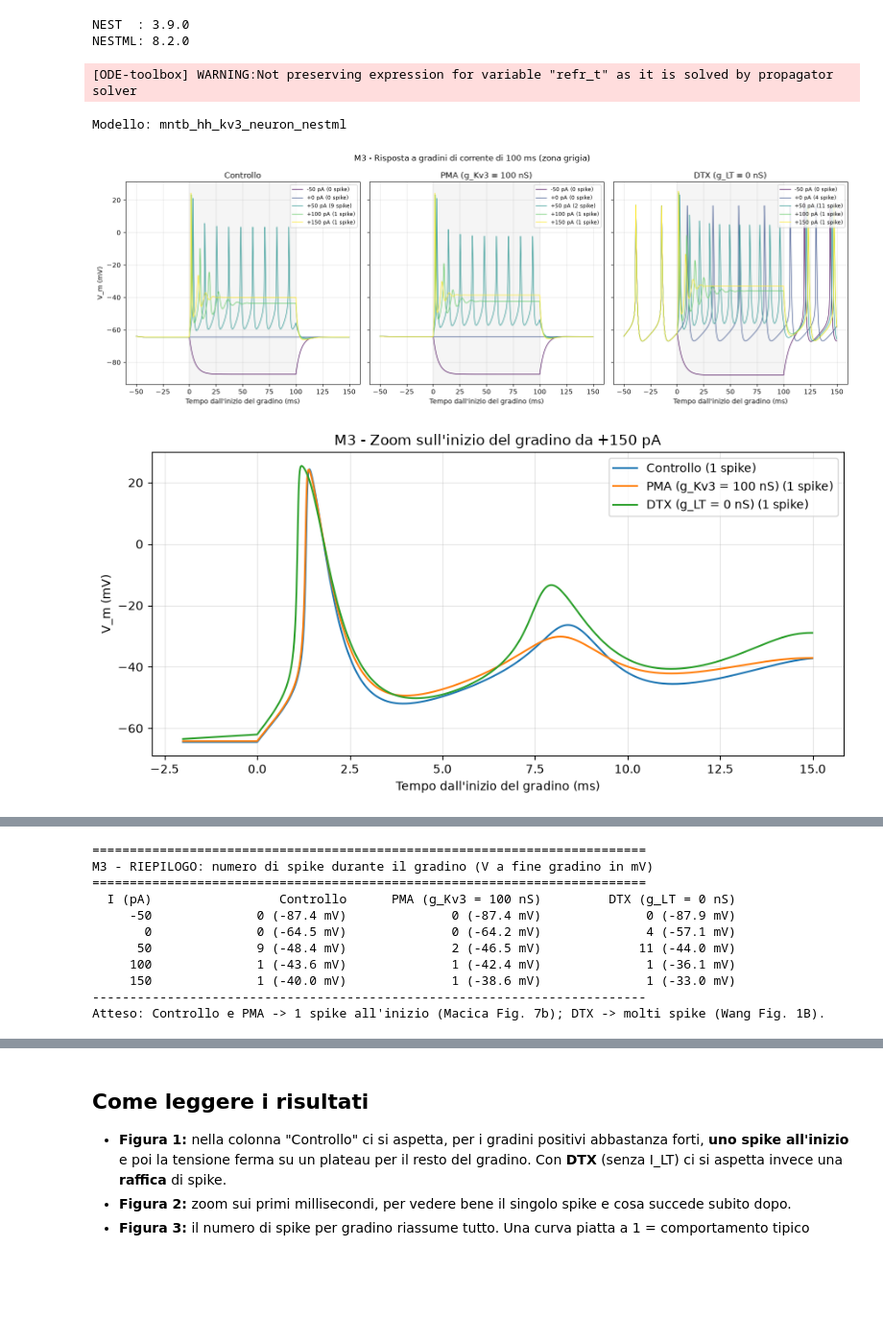
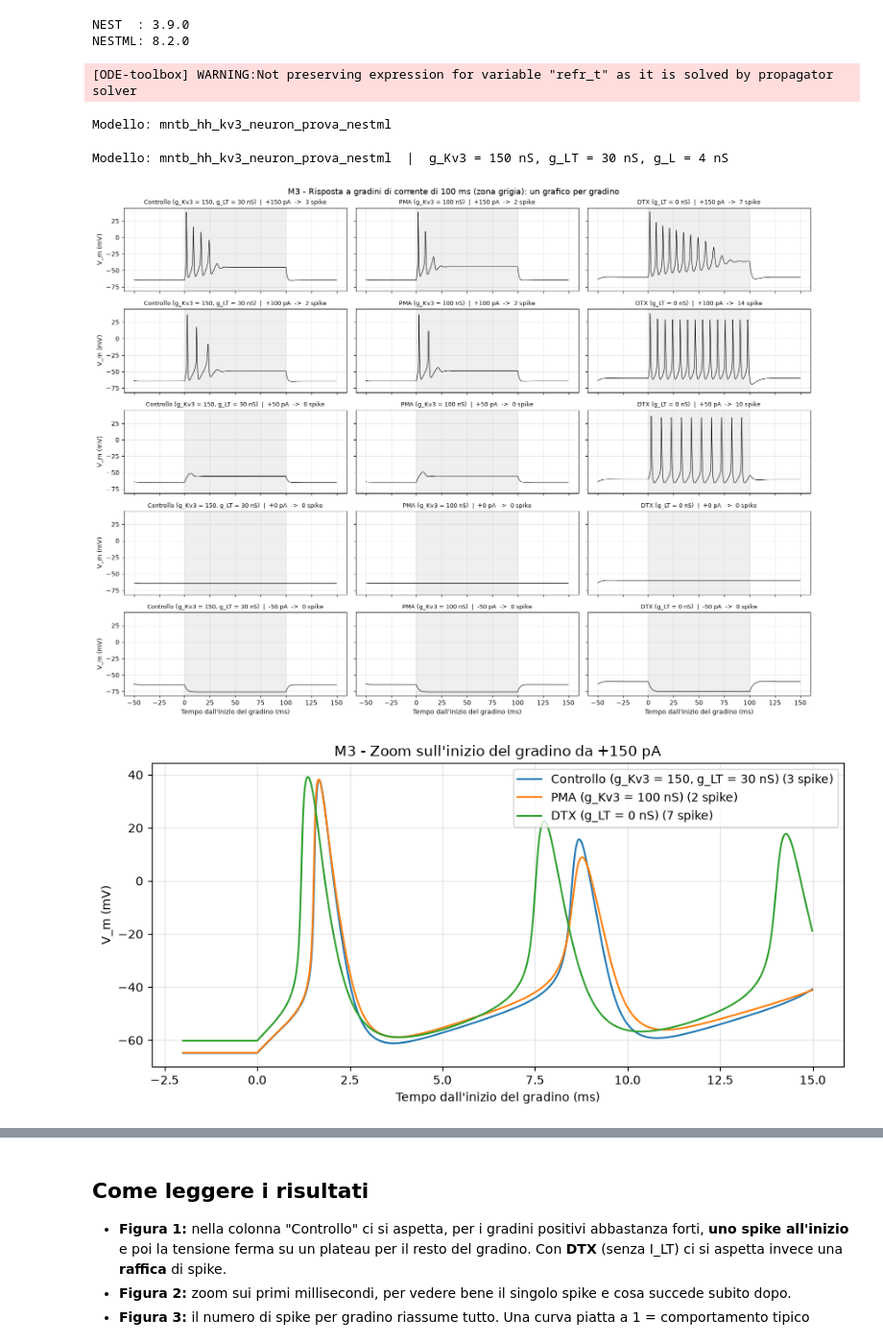
Before and after one commit to BioG16/NeuroAtaxia, a Jupyter notebook: exp_M3.ipynb, the cells around one changed output, grey strips where cells are left out. Shown at 96% size. Saved outputs shown, nothing was run; the diff lists cells and outputs as text; code cells hidden in the pictures; blank space fills up the shorter version.

Commit message:
Neurone_prova

```diff
--- a/exp_M3.ipynb
+++ b/exp_M3.ipynb
@@ -40,7 +43,7 @@ print("NESTML:", pynestml.__version__)
 # Passo il NOME del file e non il suo contenuto: se riceve il testo del modello, NESTML
 # riscrive mntb_hh_kv3_neuron.nestml nella cartella corrente aggiungendo ogni volta
 # una riga vuota in fondo (pynestml nest_code_generator_utils.py, righe 101-104).
-wt_module, wt_model = NESTCodeGeneratorUtils.generate_code_for("mntb_hh_kv3_neuron.nestml")
+wt_module, wt_model = NESTCodeGeneratorUtils.generate_code_for("mntb_hh_kv3_neuron_prova.nestml")
 print("Modello:", wt_model)
 
 dt = 0.01   # ms - passo di simulazione
@@ -78,7 +81,7 @@ def run_simulation(amplitude_times, amplitude_values, sim_time, params=None):
 NEST  : 3.9.0
 NESTML: 8.2.0
 [ODE-toolbox] WARNING:Not preserving expression for variable "refr_t" as it is solved by propagator solver
-Modello: mntb_hh_kv3_neuron_nestml
+Modello: mntb_hh_kv3_neuron_prova_nestml
 # %%
 # ============================================================
 # M3 - Gradini di corrente lunghi (100 ms)
@@ -89,10 +92,24 @@ t_settle = 50.0                                # ms - attesa iniziale
 step_dur = 100.0                               # ms
 sim_time = t_settle + step_dur + 50.0
 
+# Parametri letti dal MODELLO compilato nella prima cella (nessun valore scritto a mano):
+# cambiando il file .nestml, le condizioni si adattano da sole.
+nest.ResetKernel()
+nest.Install(wt_module)
+model_defaults = nest.GetDefaults(wt_model)
+g_Kv3_model = model_defaults["g_Kv3"]
+g_LT_model = model_defaults["g_LT"]
+print(f"Modello: {wt_model}  |  g_Kv3 = {g_Kv3_model:g} nS, g_LT = {g_LT_model:g} nS, g_L = {model_defaults['g_L']:g} nS")
+
+pma_factor = 100.0 / 150.0     # PMA: Kv3 ridotto di un terzo, come in Macica (150 -> 100 nS)
+
 conditions = {
-    "Controllo": {"g_Kv3": 150.0, "g_LT": 20.0},
-    "PMA (g_Kv3 = 100 nS)": {"g_Kv3": 100.0, "g_LT": 20.0},
-    "DTX (g_LT = 0 nS)": {"g_Kv3": 150.0, "g_LT": 0.0},
+    # Controllo: nessun parametro cambiato, tutto come nel modello
+    f"Controllo (g_Kv3 = {g_Kv3_model:g}, g_LT = {g_LT_model:g} nS)": {},
+    # PMA: solo g_Kv3 ridotto di un terzo rispetto al modello
+    f"PMA (g_Kv3 = {g_Kv3_model * pma_factor:.0f} nS)": {"g_Kv3": g_Kv3_model * pma_factor},
+    # DTX: solo I_LT bloccata
+    "DTX (g_LT = 0 nS)": {"g_LT": 0.0},
 }
 spike_threshold = 0.0   # mV - conto uno spike ogni volta che V supera 0 mV salendo
 
@@ -114,22 +131,25 @@ for label, params in conditions.items():
         results_M3[(label, amp)] = {"t": t, "V": V, "t_on": t_on, "n_spikes": n_sp, "V_late": V_late}
 
 # ------------------------------------------------------------
-# Figura 1 - Tracce (colonne = condizioni), come Macica Fig. 7b / Wang Fig. 1A-B
+# Figura 1 - Un grafico per ogni gradino, come Macica Fig. 7b / Wang Fig. 1A-B
+# righe = corrente del gradino (in alto la piu' forte, come nei paper), colonne = condizioni
 # ------------------------------------------------------------
-cmap = plt.get_cmap("viridis")
-fig, axes = plt.subplots(1, len(conditions), figsize=(16, 5.5), sharey=True)
-for ax, label in zip(axes, conditions):
-    for k, amp in enumerate(step_amps):
+rows = list(reversed(step_amps))
+fig, axes = plt.subplots(len(rows), len(conditions), figsize=(16, 2.4 * len(rows)),
+                         sharex=True, sharey=True)
+for col, label in enumerate(conditions):
+    for row, amp in enumerate(rows):
         r = results_M3[(label, amp)]
-        ax.plot(r["t"] - r["t_on"], r["V"], color=cmap(k / (len(step_amps) - 1)),
-                linewidth=0.9, label=f'{amp:+.0f} pA ({r["n_spikes"]} spike)')
-    ax.axvspan(0, step_dur, color="gray", alpha=0.08)
-    ax.set_title(label)
-    ax.set_xlabel("Tempo dall'inizio del gradino (ms)")
-    ax.grid(alpha=0.3)
-    ax.legend(fontsize=8, loc="upper right")
-axes[0].set_ylabel("V_m (mV)")
-fig.suptitle("M3 - Risposta a gradini di corrente di 100 ms (zona grigia)")
+        ax = axes[row, col]
+        ax.plot(r["t"] - r["t_on"], r["V"], color="black", linewidth=0.8)
+        ax.axvspan(0, step_dur, color="gray", alpha=0.12)
+        ax.set_title(f'{label}  |  {amp:+.0f} pA  ->  {r["n_spikes"]} spike', fontsize=9)
+        ax.grid(alpha=0.3)
+        if col == 0:
+            ax.set_ylabel("V_m (mV)")
+        if row == len(rows) - 1:
+            ax.set_xlabel("Tempo dall'inizio del gradino (ms)")
+fig.suptitle("M3 - Risposta a gradini di corrente di 100 ms (zona grigia): un grafico per gradino", fontsize=13)
 plt.tight_layout()
 plt.show()
 
@@ -154,32 +174,33 @@ plt.show()
 # ------------------------------------------------------------
 fig, ax = plt.subplots(figsize=(7, 4.5))
 for label in conditions:
     n = [results_M3[(label, a)]["n_spikes"] for a in step_amps]
     ax.plot(step_amps, n, "o-", label=label)
 ax.set_xlabel("Corrente del gradino (pA)")
 ax.set_ylabel("Numero di spike in 100 ms")
 ax.set_title("M3 - Spike per gradino")
 ax.grid(alpha=0.3)
 ax.legend()
 plt.tight_layout()
 plt.show()
 
 # ------------------------------------------------------------
 # Riepilogo numerico
 # ------------------------------------------------------------
 print("==========================================================================")
 print("M3 - RIEPILOGO: numero di spike durante il gradino (V a fine gradino in mV)")
 print("==========================================================================")
 print(f"{'I (pA)':>8}" + "".join(f"{label:>26}" for label in conditions))
 for amp in step_amps:
     row = f"{amp:>8.0f}"
     for label in conditions:
         r = results_M3[(label, amp)]
         cell = str(r["n_spikes"]) + " (" + format(r["V_late"], ".1f") + " mV)"
         row += f"{cell:>26}"
     print(row)
 print("--------------------------------------------------------------------------")
 print("Atteso: Controllo e PMA -> 1 spike all'inizio (Macica Fig. 7b); DTX -> molti spike (Wang Fig. 1B).")
 # %% [output]
+Modello: mntb_hh_kv3_neuron_prova_nestml  |  g_Kv3 = 150 nS, g_LT = 30 nS, g_L = 4 nS
-[figure, old version]
+[figure, new version]
-[figure, old version]
+[figure, new version]
@@ -187,11 +207,0 @@ print("Atteso: Controllo e PMA -> 1 spike all'inizio (Macica Fig. 7b); DTX -> mo
-==========================================================================
-M3 - RIEPILOGO: numero di spike durante il gradino (V a fine gradino in mV)
-==========================================================================
-  I (pA)                 Controllo      PMA (g_Kv3 = 100 nS)         DTX (g_LT = 0 nS)
-     -50              0 (-87.4 mV)              0 (-87.4 mV)              0 (-87.9 mV)
-       0              0 (-64.5 mV)              0 (-64.2 mV)              4 (-57.1 mV)
-      50              9 (-48.4 mV)              2 (-46.5 mV)             11 (-44.0 mV)
-     100              1 (-43.6 mV)              1 (-42.4 mV)              1 (-36.1 mV)
-     150              1 (-40.0 mV)              1 (-38.6 mV)              1 (-33.0 mV)
---------------------------------------------------------------------------
-Atteso: Controllo e PMA -> 1 spike all'inizio (Macica Fig. 7b); DTX -> molti spike (Wang Fig. 1B).
```
Also changed, not shown: parts of 2 cells of this notebook, 1 other file.
